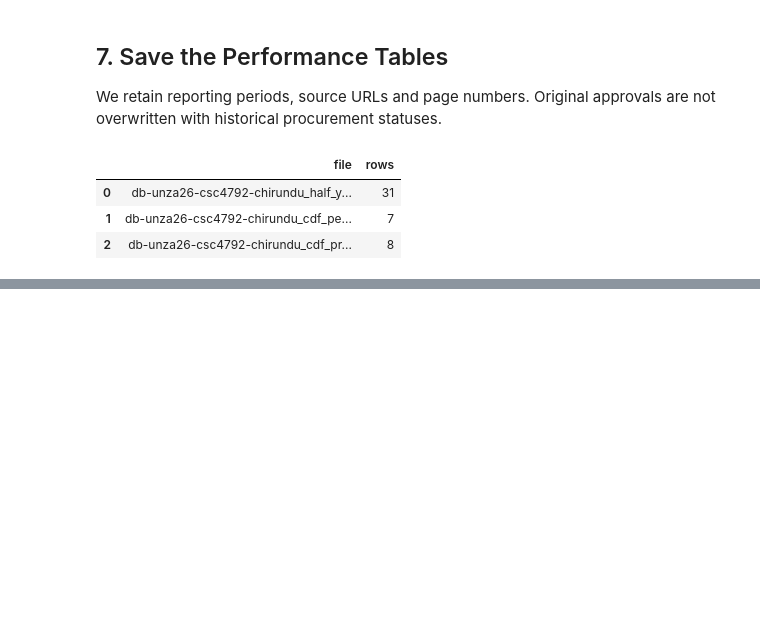
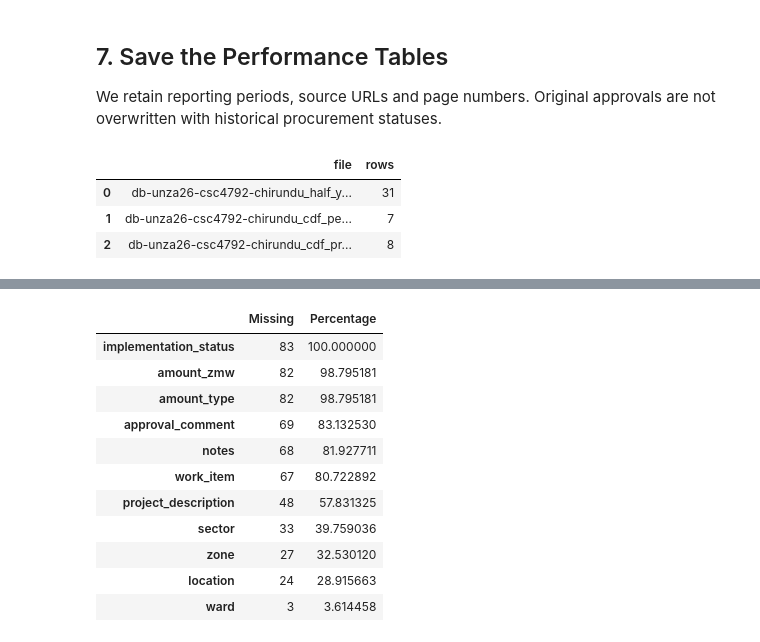
Before and after one commit to Arthur-Chipeta/chirundu-town-council-cdf-financial-dataset, a Jupyter notebook: notebooks/chirundu_cdf_project.ipynb, the cells around one changed output, grey strips where cells are left out. Cells and saved outputs as stored; diff of their text form; code cells hidden in the pictures; blank space fills up the shorter version.

```diff
--- a/notebooks/chirundu_cdf_project.ipynb
+++ b/notebooks/chirundu_cdf_project.ipynb
@@ -1155,0 +2797,19 @@ display(pd.DataFrame(saved_performance))
+# %%
+var_missing = var_df.isnull().sum()
+var_missing_pct = 100 * var_missing / len(var_df)
+var_missing_df = pd.DataFrame({'Missing': var_missing, 'Percentage': var_missing_pct})
+var_missing_df = var_missing_df[var_missing_df['Missing'] > 0].sort_values('Missing', ascending=False)
+var_missing_df
+# %% [output]
+|  | Missing | Percentage |
+| implementation_status | 83 | 100.000000 |
+| amount_zmw | 82 | 98.795181 |
+| amount_type | 82 | 98.795181 |
+| approval_comment | 69 | 83.132530 |
+| notes | 68 | 81.927711 |
+| work_item | 67 | 80.722892 |
+| project_description | 48 | 57.831325 |
+| sector | 33 | 39.759036 |
+| zone | 27 | 32.530120 |
+| location | 24 | 28.915663 |
+| ward | 3 | 3.614458 |
```
Also changed, not shown: parts of 23 cells of this notebook, 43 other files.
